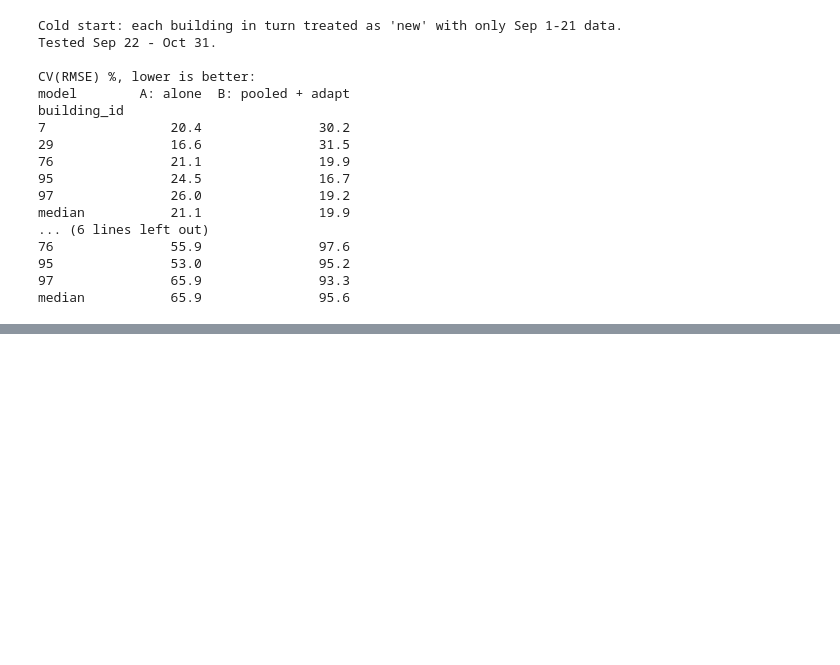
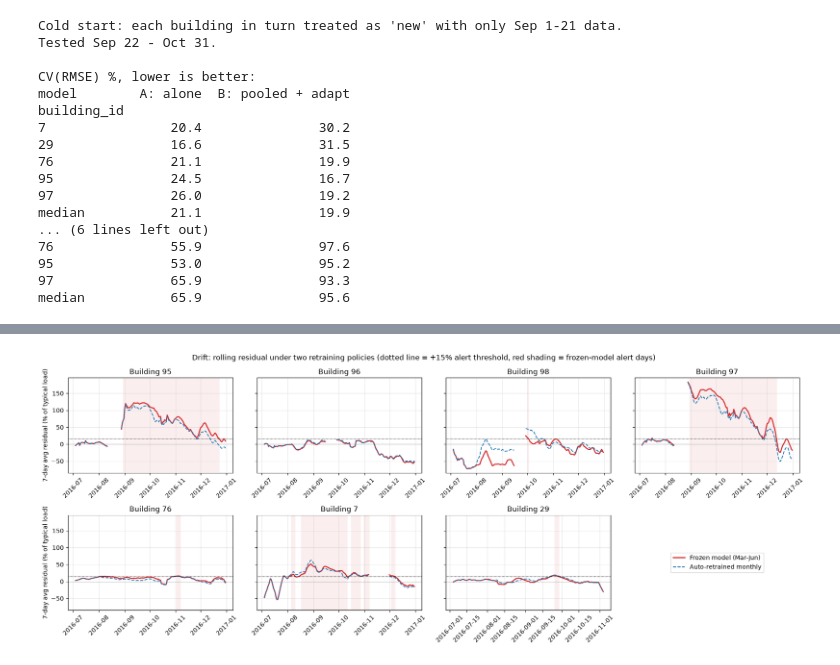
Before and after one commit to Data-Laur/cooling-check, a Jupyter notebook: cooling_check.ipynb, the cells around one changed output, grey strips where cells are left out. Drawn from its saved outputs; the diff is of its cells as text; code cells hidden in the pictures; blank space fills up the shorter version.

```diff
--- a/cooling_check.ipynb
+++ b/cooling_check.ipynb
@@ -809,0 +880,25 @@ median           65.9               95.6
+# %%
+fig, axes = plt.subplots(2, 4, figsize=(18, 7), sharey=True)
+axes = axes.ravel()
+for ax, b_id in zip(axes, SELECTED_BUILDINGS):
+    fr, rt = drift[b_id]['frozen'], drift[b_id]['retrained']
+    ax.plot(fr.index, fr.values, color='tab:red', lw=1.8, label='Frozen model (Mar-Jun)')
+    ax.plot(rt.index, rt.values, color='tab:blue', lw=1.4, ls='--', label='Auto-retrained monthly')
+    ax.axhline(ALERT_THRESHOLD_PCT, color='black', lw=0.8, ls=':')
+    ax.axhline(0, color='gray', lw=0.6)
+    for d in alert_days(fr):
+        ax.axvspan(d, d + pd.Timedelta(days=1), color='tab:red', alpha=0.08, lw=0)
+    ax.set_title(f'Building {b_id}')
+    ax.tick_params(axis='x', labelrotation=45)
+    ax.grid(alpha=0.3)
+axes[0].set_ylabel('7-day avg residual (% of typical load)')
+axes[4].set_ylabel('7-day avg residual (% of typical load)')
+axes[-1].axis('off')
+handles, labels = axes[0].get_legend_handles_labels()
+axes[-1].legend(handles, labels, loc='center', fontsize=10)
+fig.suptitle(f'Drift: rolling residual under two retraining policies (dotted line = +{ALERT_THRESHOLD_PCT}% alert threshold, red shading = frozen-model alert days)')
+plt.tight_layout()
+plt.savefig('figures/drift_rolling_residual.png', dpi=120)
+plt.show()
+# %% [output]
+[figure, added]
```
Also changed, not shown: parts of 2 cells of this notebook, 1 other file.
